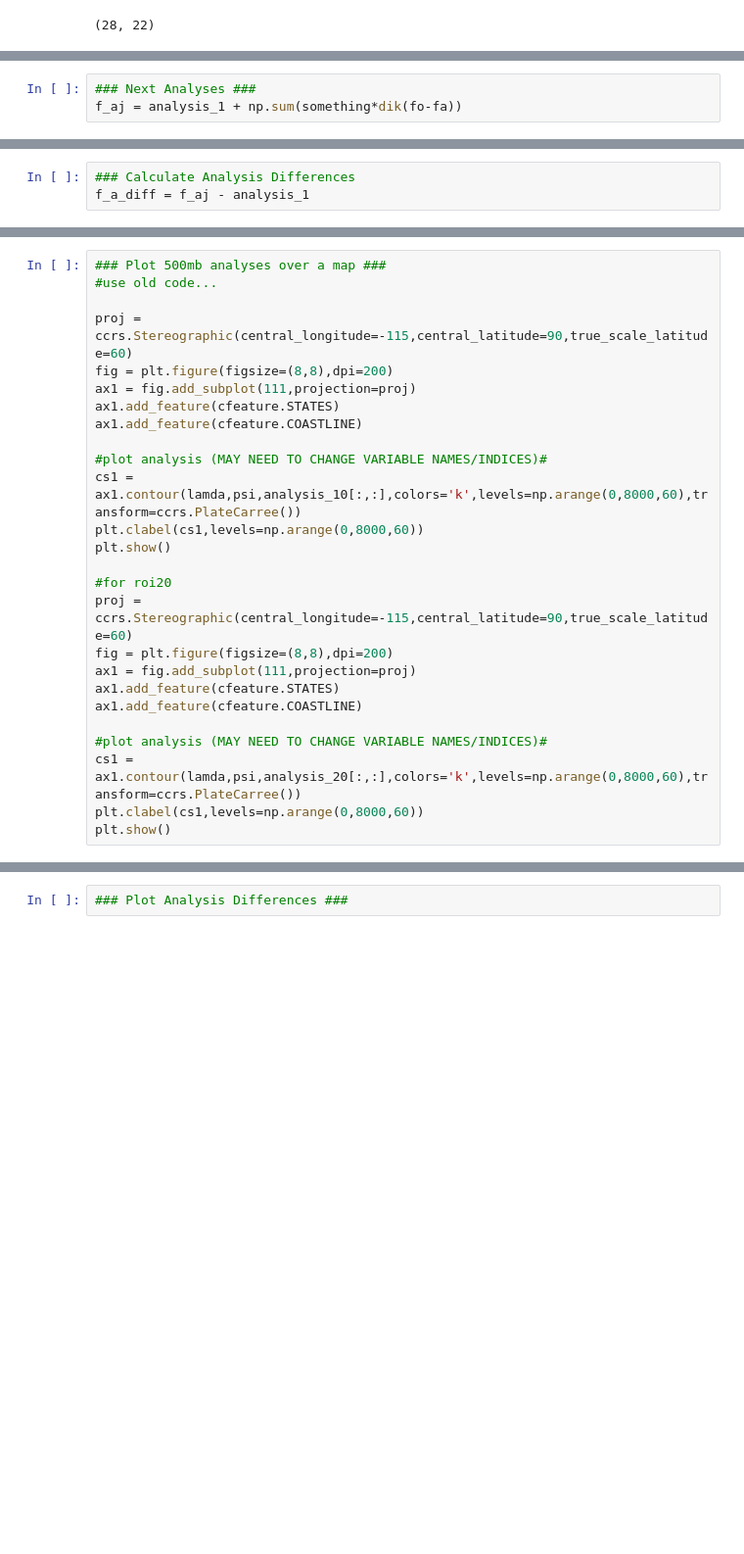
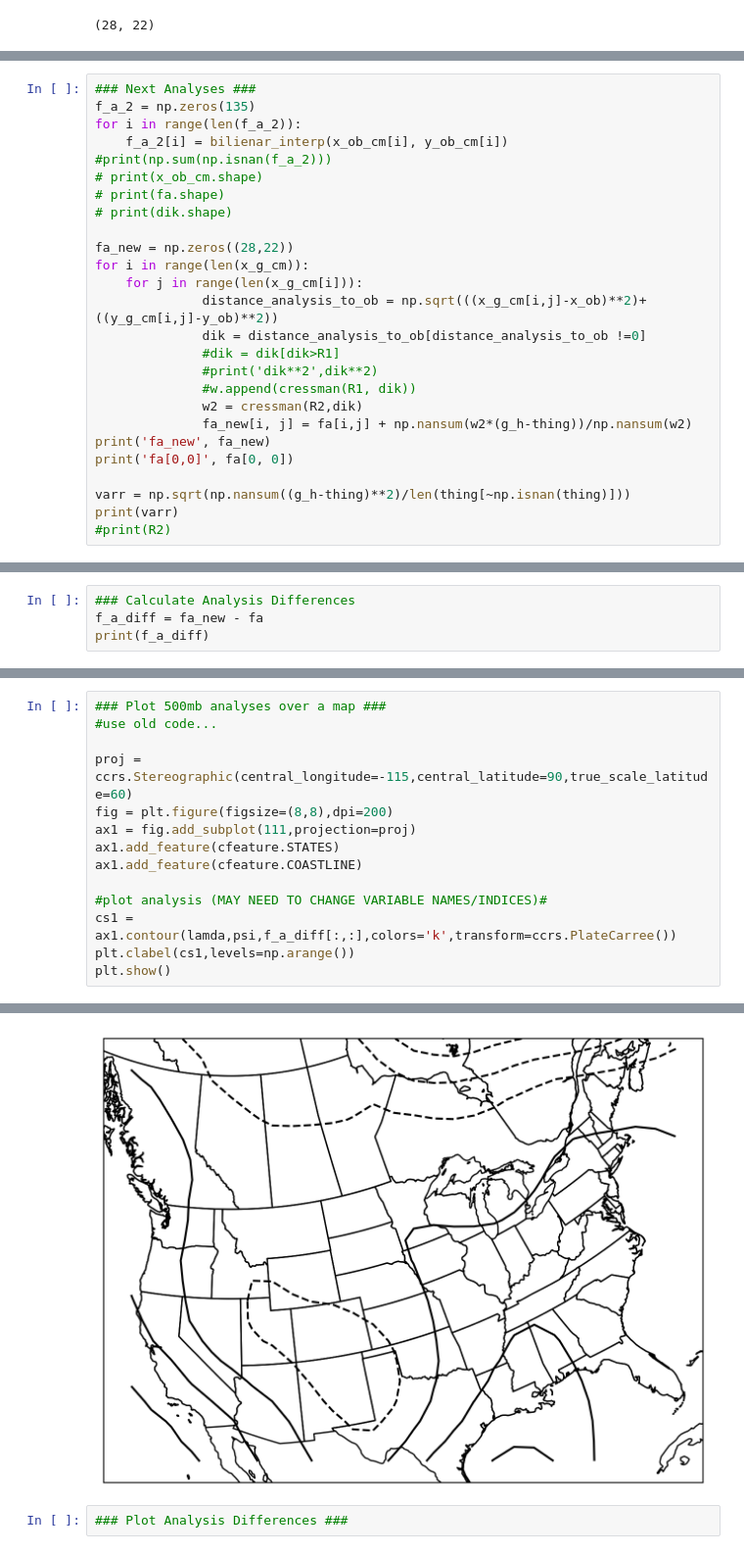
Before and after one commit to atcolehood/ATSC528, a Jupyter notebook: 02-Successive_Corrections/successive_corrections.ipynb, the cells around one changed output, grey strips where cells are left out. Shown at 98% size. Drawn from its saved outputs; the diff is of its cells as text; blank space fills up the shorter version.

```diff
--- a/02-Successive_Corrections/successive_corrections.ipynb
+++ b/02-Successive_Corrections/successive_corrections.ipynb
@@ -281,3 +384,26 @@ IndexError: invalid index to scalar variable.
 # %%
 ### Next Analyses ###
-f_aj = analysis_1 + np.sum(something*dik(fo-fa))
+f_a_2 = np.zeros(135)
+for i in range(len(f_a_2)):
+    f_a_2[i] = bilienar_interp(x_ob_cm[i], y_ob_cm[i])
+#print(np.sum(np.isnan(f_a_2)))
+# print(x_ob_cm.shape)
+# print(fa.shape)
+# print(dik.shape)
+
+fa_new = np.zeros((28,22))
+for i in range(len(x_g_cm)):
+    for j in range(len(x_g_cm[i])):
+              distance_analysis_to_ob = np.sqrt(((x_g_cm[i,j]-x_ob)**2)+((y_g_cm[i,j]-y_ob)**2))
+              dik = distance_analysis_to_ob[distance_analysis_to_ob !=0]
+              #dik = dik[dik>R1]
+              #print('dik**2',dik**2)
+              #w.append(cressman(R1, dik))
+              w2 = cressman(R2,dik)
+              fa_new[i, j] = fa[i,j] + np.nansum(w2*(g_h-thing))/np.nansum(w2)
+print('fa_new', fa_new)
+print('fa[0,0]', fa[0, 0])
+
+varr = np.sqrt(np.nansum((g_h-thing)**2)/len(thing[~np.isnan(thing)]))
+print(varr)
+#print(R2)
@@ -284,3 +428,4 @@ f_aj = analysis_1 + np.sum(something*dik(fo-fa))
 # %%
 ### Calculate Analysis Differences
-f_a_diff = f_aj - analysis_1
+f_a_diff = fa_new - fa
+print(f_a_diff)
@@ -295,18 +458,7 @@ ax1.add_feature(cfeature.STATES)
 ax1.add_feature(cfeature.COASTLINE)
 
 #plot analysis (MAY NEED TO CHANGE VARIABLE NAMES/INDICES)#
-cs1 = ax1.contour(lamda,psi,analysis_10[:,:],colors='k',levels=np.arange(0,8000,60),transform=ccrs.PlateCarree())
-plt.clabel(cs1,levels=np.arange(0,8000,60))
+cs1 = ax1.contour(lamda,psi,f_a_diff[:,:],colors='k',transform=ccrs.PlateCarree())
+plt.clabel(cs1,levels=np.arange())
 plt.show()
-
-#for roi20
-proj = ccrs.Stereographic(central_longitude=-115,central_latitude=90,true_scale_latitude=60)
-fig = plt.figure(figsize=(8,8),dpi=200)
-ax1 = fig.add_subplot(111,projection=proj)
-ax1.add_feature(cfeature.STATES)
-ax1.add_feature(cfeature.COASTLINE)
-
-#plot analysis (MAY NEED TO CHANGE VARIABLE NAMES/INDICES)#
-cs1 = ax1.contour(lamda,psi,analysis_20[:,:],colors='k',levels=np.arange(0,8000,60),transform=ccrs.PlateCarree())
-plt.clabel(cs1,levels=np.arange(0,8000,60))
-plt.show()
+# %% [output]
@@ -313,3 +466,4 @@ plt.show()
+[figure, added]
 # %%
 ### Plot Analysis Differences ###
 # %%
```
Also changed, not shown: parts of 8 cells of this notebook.
